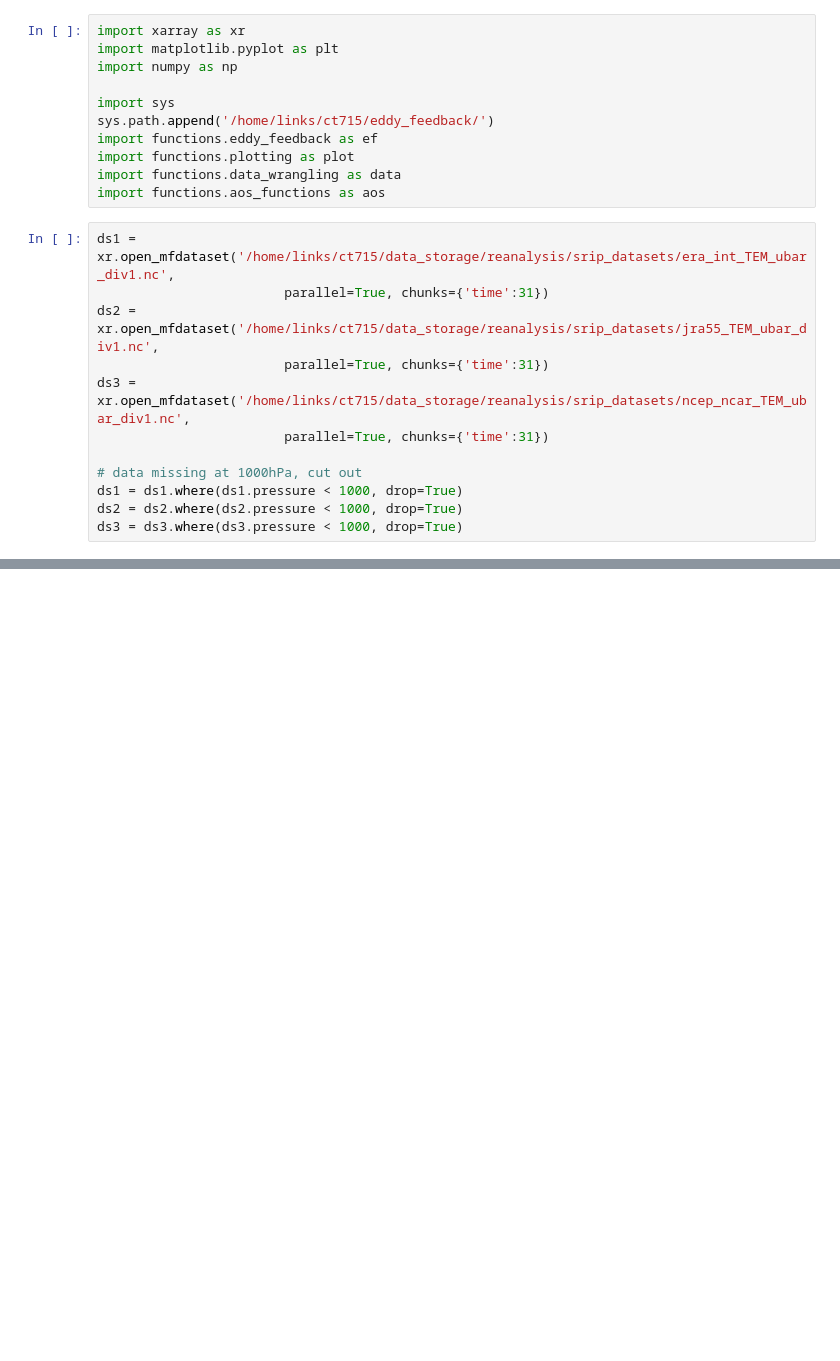
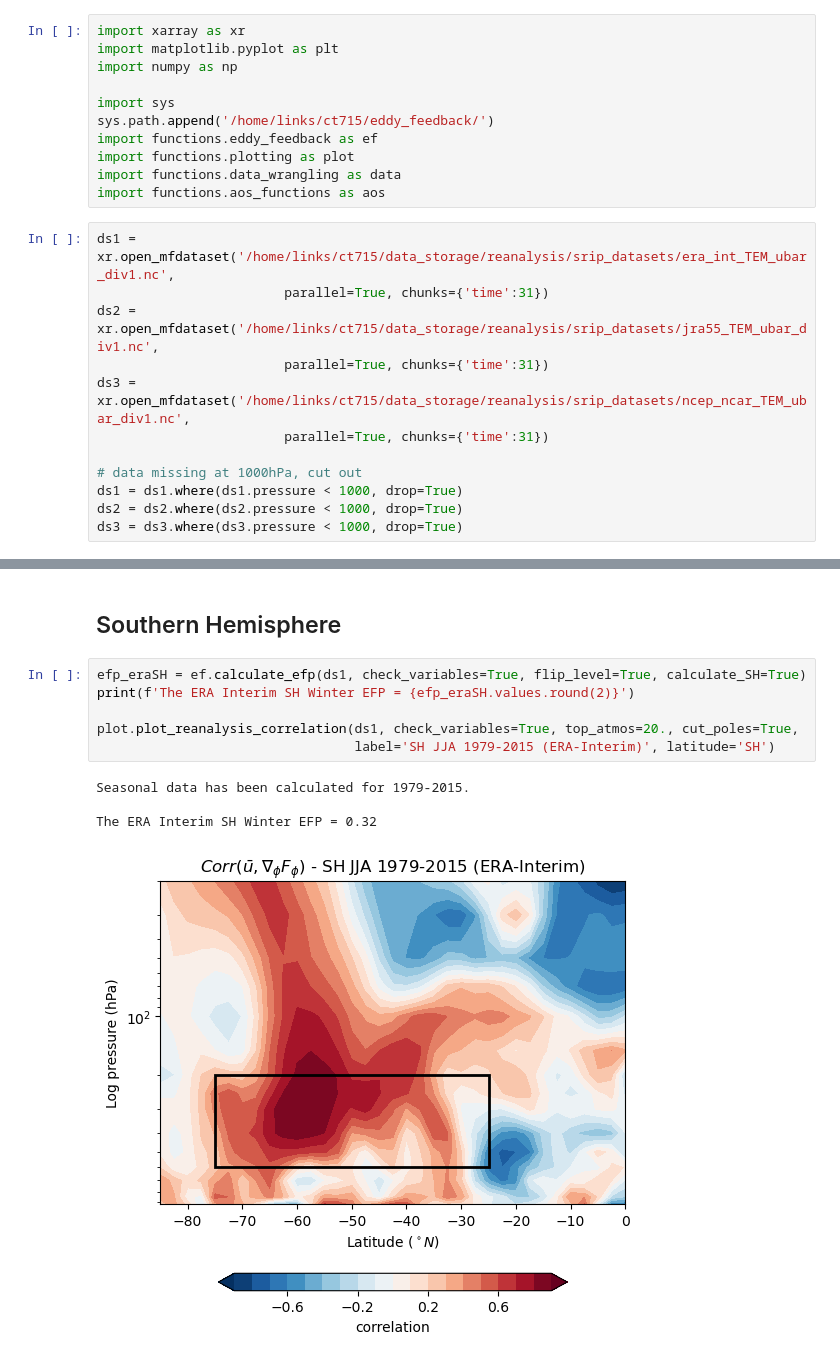
Before and after one commit to Caturrell/eddy_feedback, a Jupyter notebook: reproduce/smith_2022/fig6a_reanalysis.ipynb, the cells around one changed output, grey strips where cells are left out. Cells and saved outputs as stored; diff of their text form; blank space fills up the shorter version.

Commit message:
Reanalysis check complete. Now testing Isca simulation.

```diff
--- a/reproduce/smith_2022/fig6a_reanalysis.ipynb
+++ b/reproduce/smith_2022/fig6a_reanalysis.ipynb
@@ -148 +69,14 @@ The JRA55 NH Winter EFP = 0.4
 [figure]
+# %% [markdown]
+## Southern Hemisphere
+# %%
+efp_eraSH = ef.calculate_efp(ds1, check_variables=True, flip_level=True, calculate_SH=True)
+print(f'The ERA Interim SH Winter EFP = {efp_eraSH.values.round(2)}')
+
+plot.plot_reanalysis_correlation(ds1, check_variables=True, top_atmos=20., cut_poles=True,
+                                 label='SH JJA 1979-2015 (ERA-Interim)', latitude='SH')
+# %% [output]
+Seasonal data has been calculated for 1979-2015.
+
+The ERA Interim SH Winter EFP = 0.32
+[figure, added]
```
Also changed, not shown: parts of 9 cells of this notebook, 6 other files.
